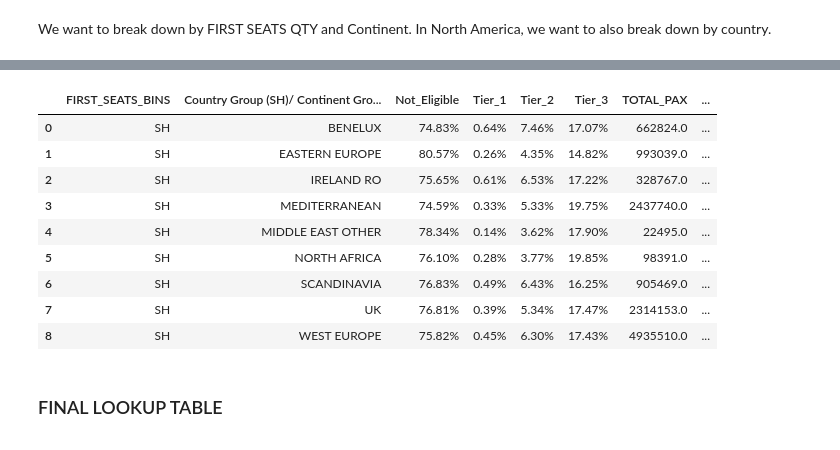
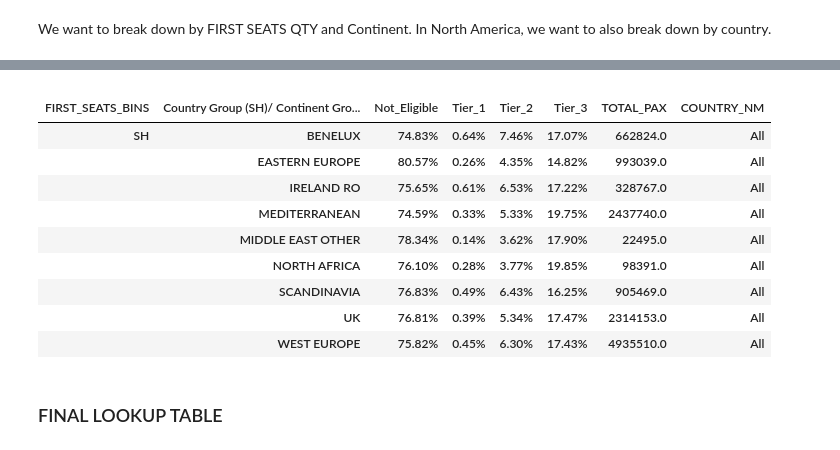
Before and after one commit to IanMaHKG-BA/Hackathon_Team_1, a Jupyter notebook: Group_1_The_Hacka_Final.ipynb, the cells around one changed output, grey strips where cells are left out. Cells and saved outputs as stored; diff of their text form; code cells hidden in the pictures.

```diff
--- a/Group_1_The_Hacka_Final.ipynb
+++ b/Group_1_The_Hacka_Final.ipynb
@@ -1255,21 +1262,22 @@ df_short_haul_pivot
 # %%
 df_long_haul_pivot = df_long_haul_pivot.rename(columns={'CORP_GEOG_CONTINENT_NM':'Country Group (SH)/ Continent Group (LH)'})
 
 df_short_haul_pivot = df_short_haul_pivot.rename(columns={'CORP_GEOG_CTRY_GRP_NM':'Country Group (SH)/ Continent Group (LH)'})
 df_short_haul_pivot['COUNTRY_NM'] = 'All'
 
-df_short_haul_pivot
+group_pivot_to_lookup(df_short_haul_pivot)
 # %% [output]
-|  | FIRST_SEATS_BINS | Country Group (SH)/ Continent Gro... | Not_Eligible | Tier_1 | Tier_2 | Tier_3 | TOTAL_PAX | ... |
-| 0 | SH | BENELUX | 74.83% | 0.64% | 7.46% | 17.07% | 662824.0 | ... |
-| 1 | SH | EASTERN EUROPE | 80.57% | 0.26% | 4.35% | 14.82% | 993039.0 | ... |
-| 2 | SH | IRELAND RO | 75.65% | 0.61% | 6.53% | 17.22% | 328767.0 | ... |
-| 3 | SH | MEDITERRANEAN | 74.59% | 0.33% | 5.33% | 19.75% | 2437740.0 | ... |
-| 4 | SH | MIDDLE EAST OTHER | 78.34% | 0.14% | 3.62% | 17.90% | 22495.0 | ... |
-| 5 | SH | NORTH AFRICA | 76.10% | 0.28% | 3.77% | 19.85% | 98391.0 | ... |
-| 6 | SH | SCANDINAVIA | 76.83% | 0.49% | 6.43% | 16.25% | 905469.0 | ... |
-| 7 | SH | UK | 76.81% | 0.39% | 5.34% | 17.47% | 2314153.0 | ... |
-| 8 | SH | WEST EUROPE | 75.82% | 0.45% | 6.30% | 17.43% | 4935510.0 | ... |
+|  |  |  |  |  |  |  |  |
+| FIRST_SEATS_BINS | Country Group (SH)/ Continent Gro... | Not_Eligible | Tier_1 | Tier_2 | Tier_3 | TOTAL_PAX | COUNTRY_NM |
+| SH | BENELUX | 74.83% | 0.64% | 7.46% | 17.07% | 662824.0 | All |
+|  | EASTERN EUROPE | 80.57% | 0.26% | 4.35% | 14.82% | 993039.0 | All |
+|  | IRELAND RO | 75.65% | 0.61% | 6.53% | 17.22% | 328767.0 | All |
+|  | MEDITERRANEAN | 74.59% | 0.33% | 5.33% | 19.75% | 2437740.0 | All |
+|  | MIDDLE EAST OTHER | 78.34% | 0.14% | 3.62% | 17.90% | 22495.0 | All |
+|  | NORTH AFRICA | 76.10% | 0.28% | 3.77% | 19.85% | 98391.0 | All |
+|  | SCANDINAVIA | 76.83% | 0.49% | 6.43% | 16.25% | 905469.0 | All |
+|  | UK | 76.81% | 0.39% | 5.34% | 17.47% | 2314153.0 | All |
+|  | WEST EUROPE | 75.82% | 0.45% | 6.30% | 17.43% | 4935510.0 | All |
 # %%
 final_lookup_table = pd.concat([df_long_haul_pivot,df_short_haul_pivot]).reset_index(drop=True)
 # %% [markdown]
```
Also changed, not shown: parts of 16 cells of this notebook.
